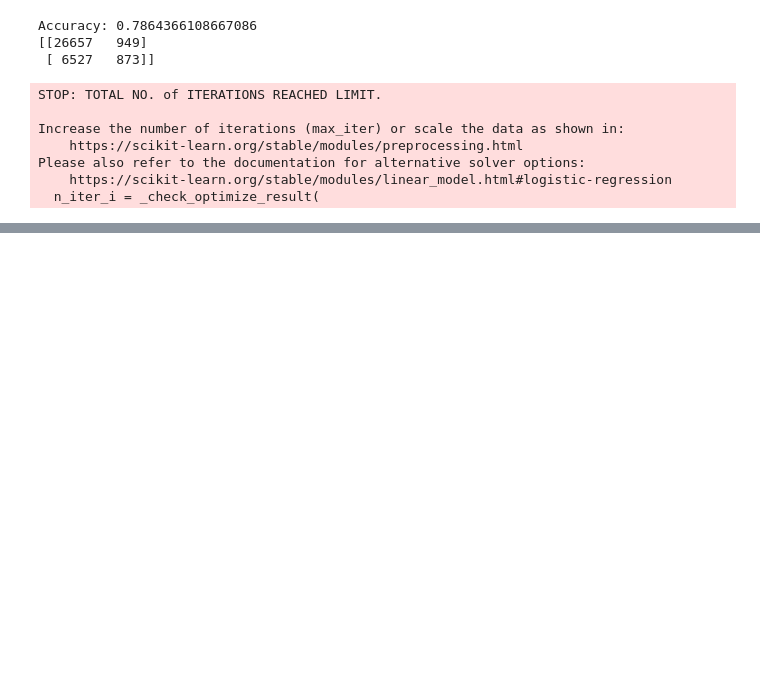
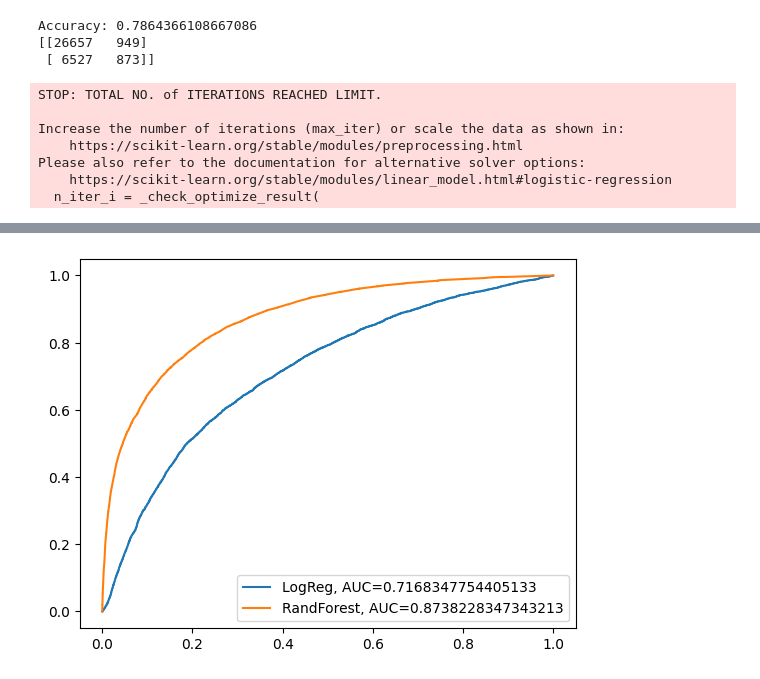
Before and after one commit to mailanbazhagan/Churn_Prediction, a Jupyter notebook: Model_building.ipynb, the cells around one changed output, grey strips where cells are left out. Saved outputs shown, nothing was run; the diff lists cells and outputs as text; code cells hidden in the pictures; blank space fills up the shorter version.

```diff
--- a/Model_building.ipynb
+++ b/Model_building.ipynb
@@ -183,0 +221,17 @@ plt.show()
+# %%
+from sklearn import metrics
+import matplotlib.pyplot as plt
+
+# Assuming 'y_test' is your test data and 'y_pred1' and 'y_pred2' are the predicted probabilities from two models
+fpr1, tpr1, _ = metrics.roc_curve(y_test, y_pred_proba1)
+auc1 = metrics.roc_auc_score(y_test, y_pred_proba1)
+plt.plot(fpr1, tpr1, label='LogReg, AUC='+str(auc1))
+
+fpr2, tpr2, _ = metrics.roc_curve(y_test, y_pred_proba2)
+auc2 = metrics.roc_auc_score(y_test, y_pred_proba2)
+plt.plot(fpr2, tpr2, label='RandForest, AUC='+str(auc2))
+
+plt.legend(loc=4)
+plt.show()
+# %% [output]
+[figure, added]
```
Also changed, not shown: parts of 3 cells of this notebook.
